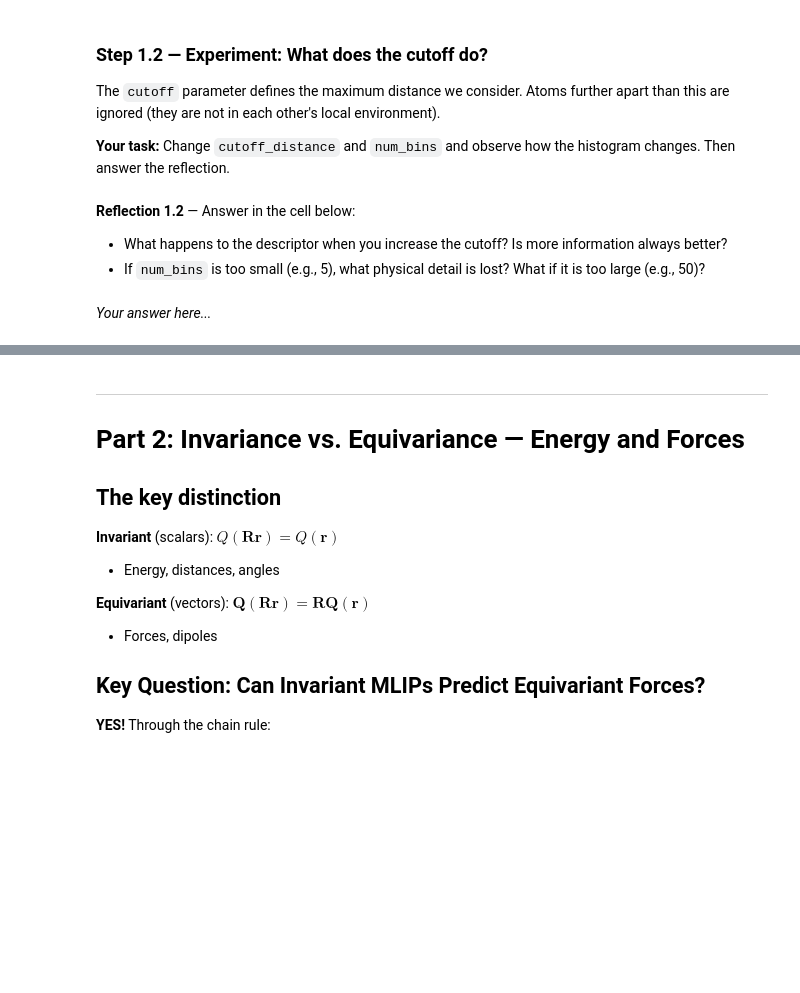
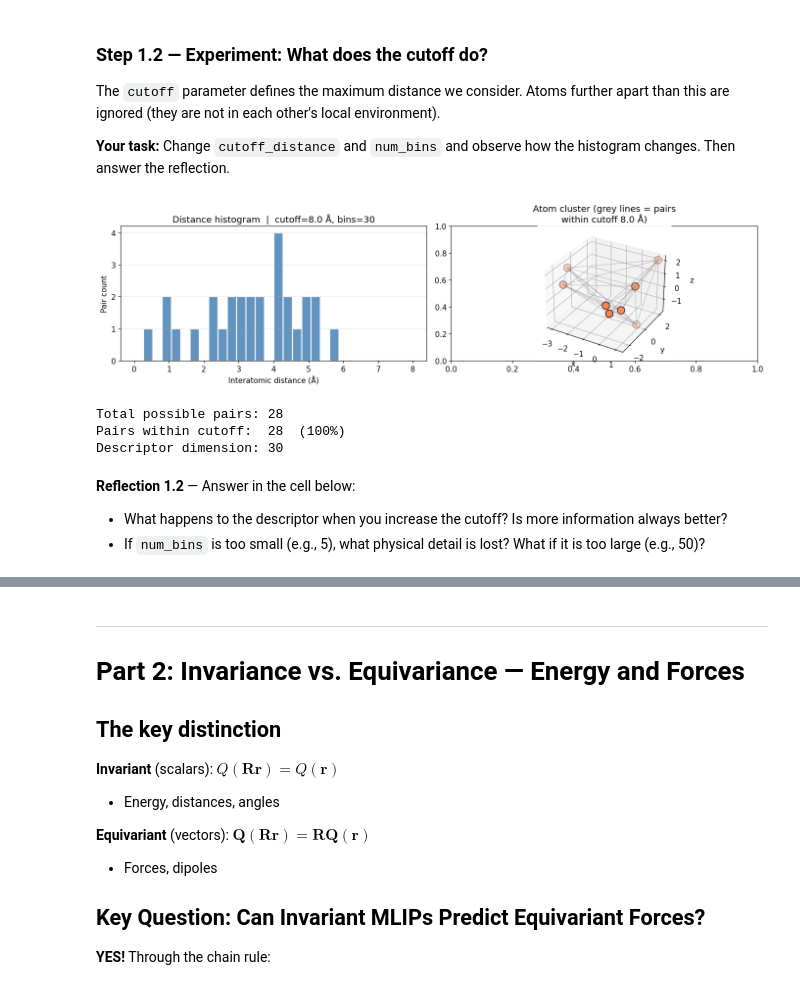
Before and after one commit to MrDNAlex/NE-452-Special-Topics-in-Nanoscale-Simulations, a Jupyter notebook: Labs/Machine Learning Interatomic Potentials/Lab 1 - 2/Atomic_Descriptors_for_Machine_Learning_Interatomic_Potentials.ipynb, the cells around one changed output, grey strips where cells are left out. Drawn from its saved outputs; the diff is of its cells as text; code cells hidden in the pictures; blank space fills up the shorter version.

Commit message:
Updated Atomic Descriptors lab and added Requirements.txt

```diff
--- a/Labs/Machine Learning Interatomic Potentials/Lab 1 - 2/Atomic_Descriptors_for_Machine_Learning_Interatomic_Potentials.ipynb
+++ b/Labs/Machine Learning Interatomic Potentials/Lab 1 - 2/Atomic_Descriptors_for_Machine_Learning_Interatomic_Potentials.ipynb
@@ -150,8 +157,8 @@ The `cutoff` parameter defines the maximum distance we consider. Atoms further a
 # %%
 # ── EXPERIMENT CELL ──────────────────────────────────────────────────────────
 # 👉 CHANGE THESE:
-cutoff_distance = 5.0   # <-- try: 2.0, 3.0, 5.0, 8.0  (Å)
-num_bins        = 10    # <-- try: 5, 10, 20, 50
+cutoff_distance = 8.0   # <-- try: 2.0, 3.0, 5.0, 8.0  (Å)
+num_bins        = 30    # <-- try: 5, 10, 20, 50
 
 # ── (do not change below) ────────────────────────────────────────────────────
 pos = np.random.randn(8, 3) * 2
@@ -160,36 +167,39 @@ bin_centers = 0.5*(edges[:-1] + edges[1:])
 
 fig, axes = plt.subplots(1, 2, figsize=(14, 4))
 
 # Left: the histogram
 axes[0].bar(bin_centers, d, width=bin_centers[1]-bin_centers[0]-0.02,
             color='steelblue', alpha=0.85, edgecolor='white')
 axes[0].set_xlabel('Interatomic distance (Å)')
 axes[0].set_ylabel('Pair count')
 axes[0].set_title(f'Distance histogram  |  cutoff={cutoff_distance} Å, bins={num_bins}')
 axes[0].grid(axis='y', alpha=0.3)
 
 # Right: 3D scatter of the cluster
 ax3d = fig.add_subplot(1,2,2, projection='3d')
 ax3d.scatter(*pos.T, s=120, c='coral', edgecolors='black', zorder=5)
 for i in range(len(pos)):
     for j in range(i+1, len(pos)):
         r = np.linalg.norm(pos[i]-pos[j])
         if r < cutoff_distance:
             ax3d.plot(*zip(pos[i], pos[j]), 'gray', alpha=0.4, linewidth=1)
 ax3d.set_title(f'Atom cluster (grey lines = pairs\nwithin cutoff {cutoff_distance} Å)')
 ax3d.set_xlabel('x'); ax3d.set_ylabel('y'); ax3d.set_zlabel('z')
 
 plt.tight_layout()
 plt.show()
 
 total_pairs = int(len(pos)*(len(pos)-1)/2)
 counted = int(d.sum())
 print(f'Total possible pairs: {total_pairs}')
 print(f'Pairs within cutoff:  {counted}  ({100*counted/total_pairs:.0f}%)')
 print(f'Descriptor dimension: {len(d)}')
+# %% [output]
+[figure, added]
+Total possible pairs: 28
+Pairs within cutoff:  28  (100%)
+Descriptor dimension: 30
 # %% [markdown]
 **Reflection 1.2**  — Answer in the cell below:
 - What happens to the descriptor when you increase the cutoff? Is more information always better?
 - If `num_bins` is too small (e.g., 5), what physical detail is lost? What if it is too large (e.g., 50)?
-# %% [markdown]
-*Your answer here...*
```
Also changed, not shown: parts of 14 cells of this notebook, 1 other file.
